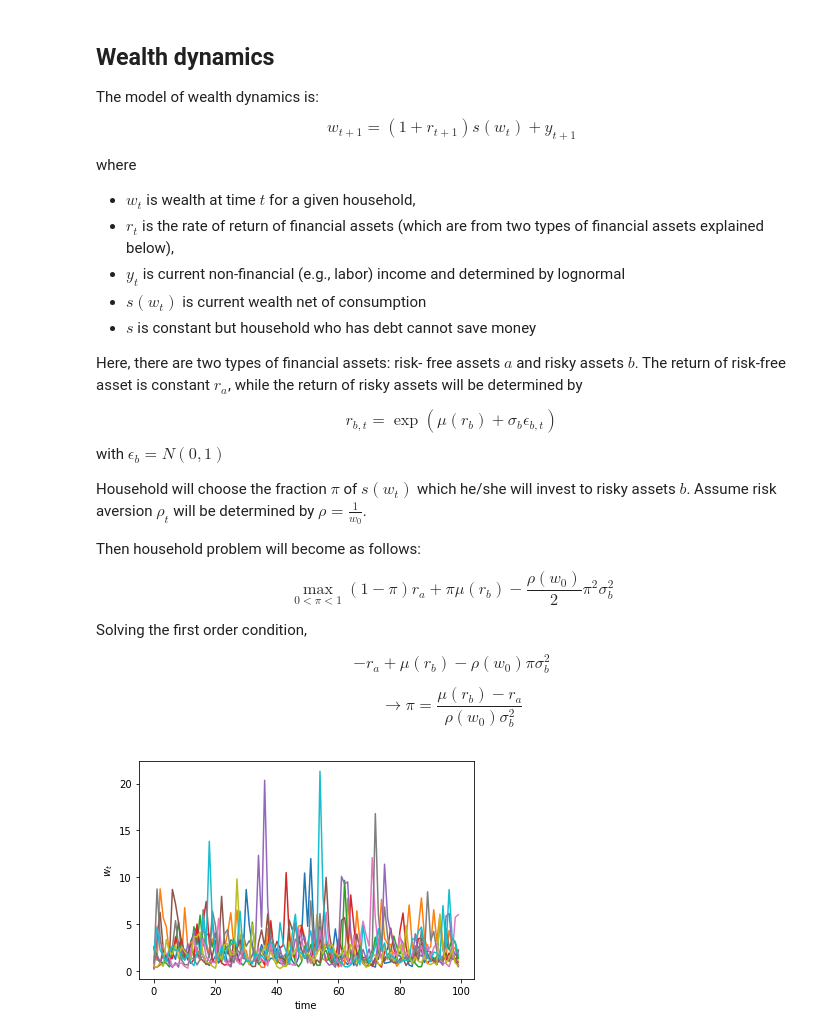
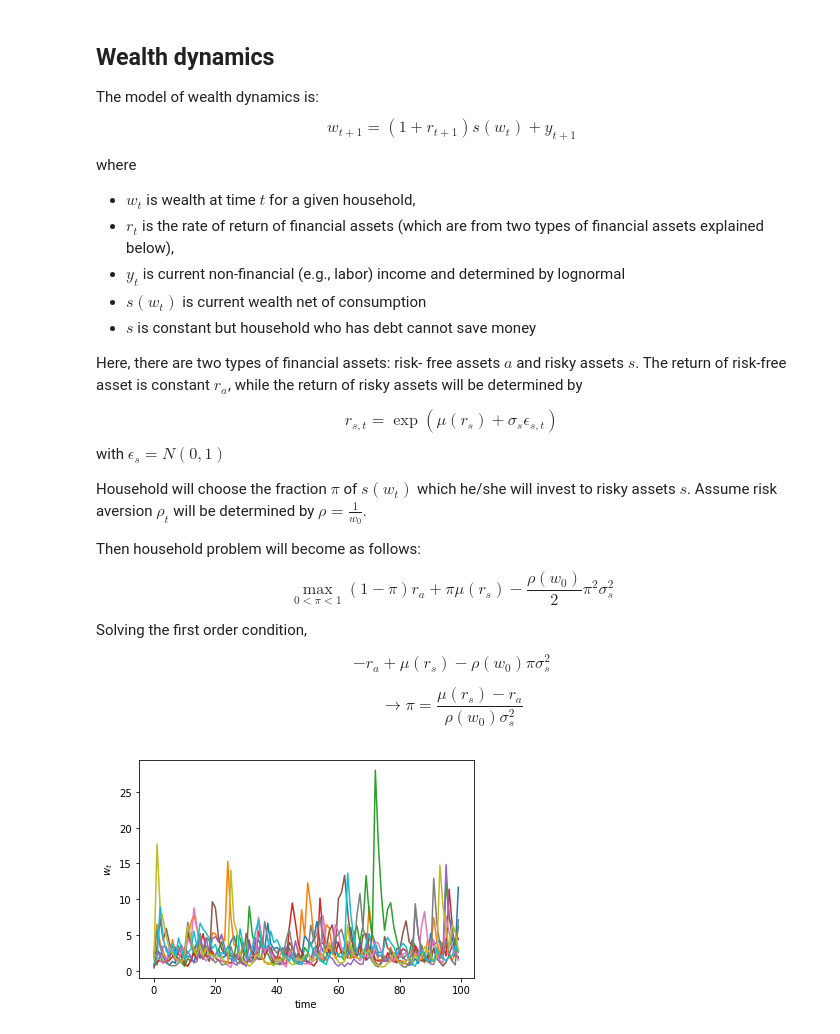
Before and after one commit to sayaikegawa/Research_essay, a Jupyter notebook: wealth_timeseries.ipynb, the cells around one changed output. Cells and saved outputs as stored; diff of their text form; code cells hidden in the pictures.

```diff
--- a/wealth_timeseries.ipynb
+++ b/wealth_timeseries.ipynb
@@ -15,29 +15,29 @@ where
 - $ s(w_t) $ is current wealth net of consumption
 - $s$ is constant but household who has debt cannot save money
 
-Here, there are two types of financial assets: risk- free assets $a$ and risky assets $b$.
+Here, there are two types of financial assets: risk- free assets $a$ and risky assets $s$.
 The return of risk-free asset is constant $r_{a}$, while the return of risky assets will be determined by
 
 $$
-r_{b,t} =  \exp(\mu(r_{b}) + \sigma_b\epsilon_{b,t})
-$$ with $ \epsilon_{b} = N(0,1)$
+r_{s,t} =  \exp(\mu(r_{s}) + \sigma_s\epsilon_{s,t})
+$$ with $ \epsilon_{s} = N(0,1)$
 
-Household will choose the fraction $\pi$ of $s(w_t)$ which he/she will invest to risky assets $b$.
+Household will choose the fraction $\pi$ of $s(w_t)$ which he/she will invest to risky assets $s$.
 Assume risk aversion $\rho_{t}$ will be determined by $\rho = \frac{1}{w_{0}}$.
 
 Then household problem will become as follows:
 $$
-\max_{0<\pi<1} (1-\pi)r_{a} + \pi\mu(r_{b}) - \frac{\rho(w_{0})}{2} \pi^2\sigma_b^2
+\max_{0<\pi<1} (1-\pi)r_{a} + \pi\mu(r_{s}) - \frac{\rho(w_{0})}{2} \pi^2\sigma_s^2
 $$
 
 Solving the first order condition,
 
 $$
--r_{a} + \mu(r_{b}) - \rho(w_{0})\pi\sigma_b^2
+-r_{a} + \mu(r_{s}) - \rho(w_{0})\pi\sigma_s^2
 $$
 
 $$
-\rightarrow \pi = \frac{\mu(r_{b}) - r_{a}}{\rho(w_{0})\sigma_b^2}
+\rightarrow \pi = \frac{\mu(r_{s}) - r_{a}}{\rho(w_{0})\sigma_s^2}
 $$
 # %%
 import numpy as np
@@ -61,54 +61,60 @@ class WealthDynamics:
     def __init__(self,
                  s = 0.3,
                  r_a=0.05,
-                 μ_b=0.2,
-                 σ_b=0.05,):
-        self.s, self.r_a, self.μ_b, self.σ_b = s, r_a, μ_b, σ_b
+                 μ_s=0.1,
+                 σ_s=0.1,):
+        self.s, self.r_a, self.μ_s, self.σ_s = s, r_a, μ_s, σ_s
+
 
     def states_update(self):
 
         # Update risky assets
-        r_b = np.exp(self.μ_b + self.σ_b * np.random.randn())
+        r_s = np.exp(self.μ_s + self.σ_s * np.random.randn())
 
         # Update income
         y = np.exp(np.random.randn())
 
 
-        return r_b, y
+        return r_s, y
 # %%
 def wealth_update(wdy, time):
 
 
     w_0 = np.exp(np.random.randn()) #initial wealth
-    ρ = 1/w_0                                          #risk aversion
-    π = (wdy.μ_b - wdy.r_a)/ρ*wdy.σ_b**2 #fraction of saving to invest risky assets
+    ρ = 10  #risk aversion
+    π = (wdy.μ_s - wdy.r_a)/(ρ*wdy.σ_s**2) #fraction of saving to invest risky assets
+    w_t = np.zeros(time)
+    r_t = np.zeros(time-1)
 
-    w_t = np.zeros(time)
     w_t[0] = w_0
+
+    β = np.mean(np.log((1+wdy.r_a)*(1-π)*wdy.s + (1+np.exp(wdy.μ_s + wdy.σ_s**2 / 2))*π*wdy.s))
+    if β >= 0:
+            raise ValueError("Stability condition failed.")
+
 
     for t in range(time-1):
 
-        if w_t[t]<0:
-            s = 0 #debt wealth cannot choose to save
-        else:
-            s = wdy.s
+        s = wdy.s
 
-        r_b, y = wdy.states_update()
+        r_s, y = wdy.states_update()
 
-        w_t[t+1] = (1+wdy.r_a)*(1-π)*s*w_t[t] +(1+ r_b)*π*s*w_t[t] + y
+        w_t[t+1] = (1+wdy.r_a)*(1-π)*s*w_t[t] +(1+ r_s)*π*s*w_t[t] + y
+        r_t[t]       = (1+wdy.r_a)*(1-π)*s + (1+ r_s)*π*s
 
-    return w_t
+
+    return w_t, r_t
 # %%
 wdy = WealthDynamics()
 n =10
 time = 100
 
 fig, ax = plt.subplots()
 
 for i in range(n):
-    ax.plot(wealth_update(wdy, time))
+    ax.plot(wealth_update(wdy, time)[0])
 
 ax.set(xlabel='time', ylabel='$w_t$')
 plt.show()
 # %% [output]
-[figure, old version]
+[figure, new version]
```
Also changed, not shown: parts of 5 cells of this notebook.
